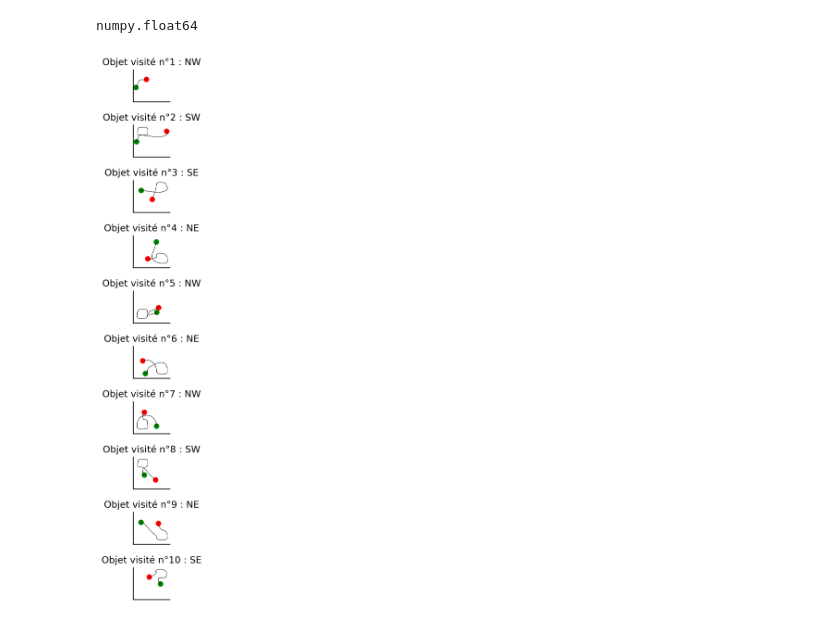
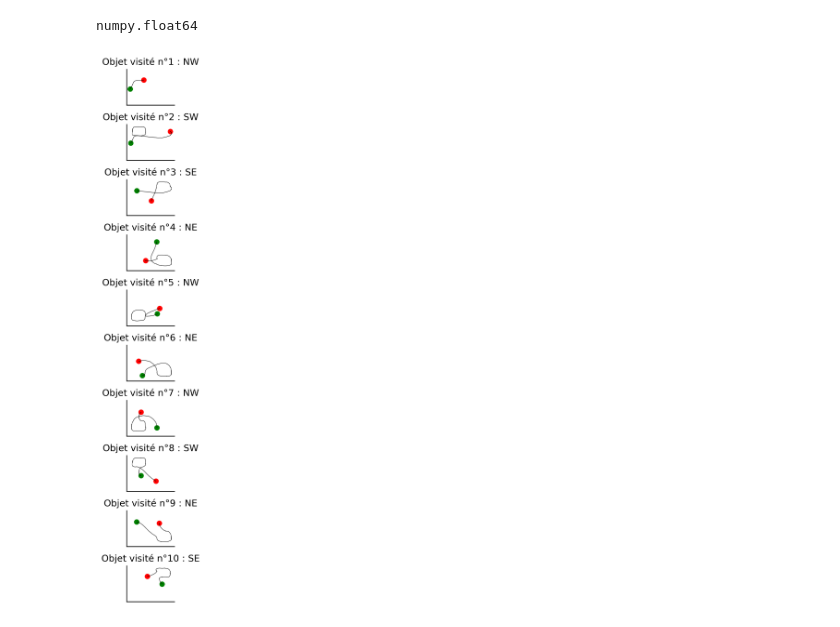
Before and after one commit to HeathenToaster/MouseTache, a Jupyter notebook: Behavior_Analysis_Maud.ipynb, the cells around one changed output. Cells and saved outputs as stored; diff of their text form; code cells hidden in the pictures.

```diff
--- a/Behavior_Analysis_Maud.ipynb
+++ b/Behavior_Analysis_Maud.ipynb
@@ -299,34 +299,34 @@ n=10
 
 # Création de sous-graphiques pour chaque objet visité
 fig, ax1 = plt.subplots(n, figsize=(1, 1 * n))
 
 # Itération sur les objets visités
 for i, objet_visite in enumerate(objets_visites[:n]):
     # Filtrage des données de trajectoire pour l'objet visité actuel
     traj_df_filtered = filter_trajectory_around_time(traj_df, visites_df.iloc[i]["temps d'entrée"], visites_df.iloc[i]["temps de sortie"])
 
     # Calcul des coordonnées de début et de fin de la trajectoire
     x_debut = traj_df_filtered['xposition'].iloc[0]
     y_debut = traj_df_filtered['yposition'].iloc[0]
     x_fin = traj_df_filtered['xposition'].iloc[-1]
     y_fin = traj_df_filtered['yposition'].iloc[-1]
 
     # Création du graphique de trajectoire
     ax1[i].plot(traj_df_filtered['xposition'], traj_df_filtered['yposition'], linewidth=0.5, c='k')
     ax1[i].scatter(x_debut, y_debut, color='green', label='Début')  # Point vert au début
     ax1[i].scatter(x_fin, y_fin, color='red', label='Fin')          # Point rouge à la fin
     ax1[i].set_xlim(50, 450)
     ax1[i].set_ylim(50, 450)
     ax1[i].set_title(f"Objet visité n°{i+1} : {objet_visite}")
 
     # Supprime les graduations sur les axes X et Y
     ax1[i].set_xticks([])
     ax1[i].set_yticks([])
 
 # Affichage des graphiques
-plt.tight_layout()
+#plt.tight_layout() # Put in comment because in matplotlib there is constrained_layout=True automatically set / does not work with tight_layout
 plt.show()
 # %% [output]
-[figure, old version]
+[figure, new version]
 # %%
 # Cellule pour calculer le nombre total de changement d'objet dans la session
```
